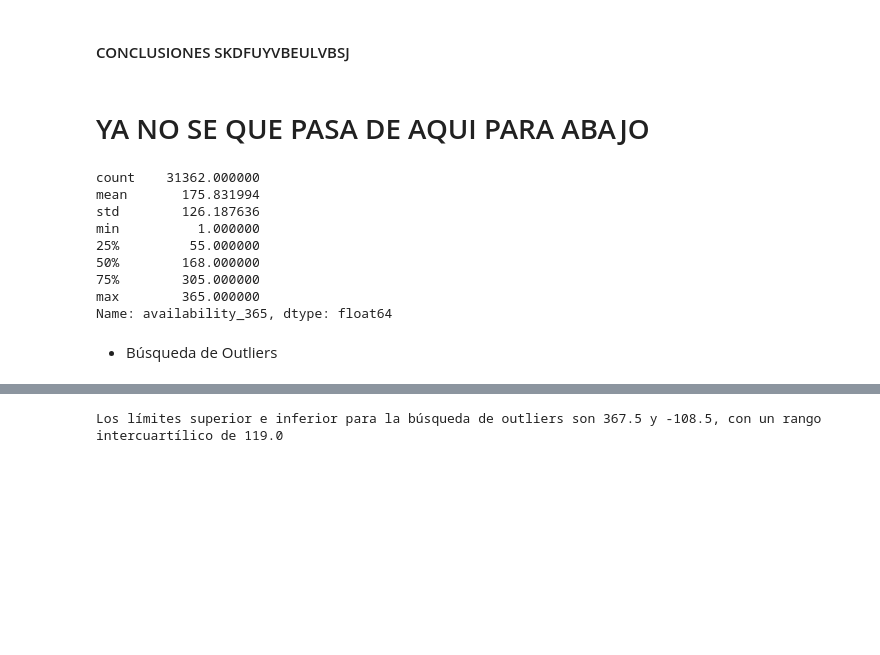
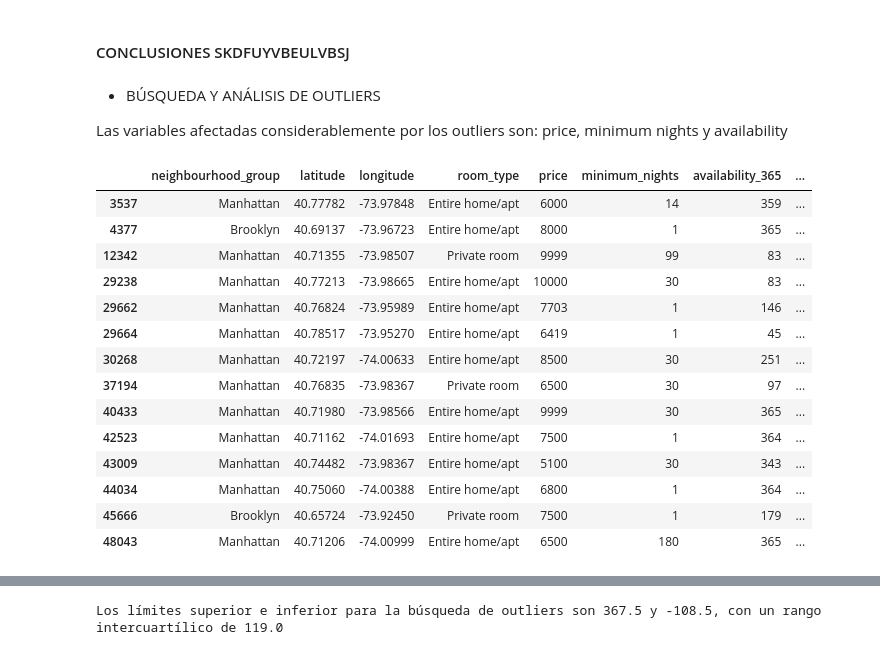
Before and after one commit to 4GeeksAcademy/CristinaChico_EDA, a Jupyter notebook: src/explore.ipynb, the cells around one changed output, grey strips where cells are left out. Drawn from its saved outputs; the diff is of its cells as text; code cells hidden in the pictures; blank space fills up the shorter version.

```diff
--- a/src/explore.ipynb
+++ b/src/explore.ipynb
@@ -327,20 +402,25 @@ plt.show()
 [figure]
 # %% [markdown]
 #### CONCLUSIONES SKDFUYVBEULVBSJ
-# %% [markdown]
-# YA NO SE QUE PASA DE AQUI PARA ABAJO
-# %%
-availability_stats = total_data["availability_365"].describe()
-availability_stats
-# %% [output]
-count    31362.000000
-mean       175.831994
-std        126.187636
-min          1.000000
-25%         55.000000
-50%        168.000000
-75%        305.000000
-max        365.000000
-Name: availability_365, dtype: float64
-# %% [markdown]
-- Búsqueda de Outliers
+# %% [markdown]
+* BÚSQUEDA Y ANÁLISIS DE OUTLIERS
+
+Las variables afectadas considerablemente por los outliers son: price, minimum nights y availability
+# %%
+total_data[total_data["price"] > 5000]
+# %% [output]
+|  | neighbourhood_group | latitude | longitude | room_type | price | minimum_nights | availability_365 | ... |
+| 3537 | Manhattan | 40.77782 | -73.97848 | Entire home/apt | 6000 | 14 | 359 | ... |
+| 4377 | Brooklyn | 40.69137 | -73.96723 | Entire home/apt | 8000 | 1 | 365 | ... |
+| 12342 | Manhattan | 40.71355 | -73.98507 | Private room | 9999 | 99 | 83 | ... |
+| 29238 | Manhattan | 40.77213 | -73.98665 | Entire home/apt | 10000 | 30 | 83 | ... |
+| 29662 | Manhattan | 40.76824 | -73.95989 | Entire home/apt | 7703 | 1 | 146 | ... |
+| 29664 | Manhattan | 40.78517 | -73.95270 | Entire home/apt | 6419 | 1 | 45 | ... |
+| 30268 | Manhattan | 40.72197 | -74.00633 | Entire home/apt | 8500 | 30 | 251 | ... |
+| 37194 | Manhattan | 40.76835 | -73.98367 | Private room | 6500 | 30 | 97 | ... |
+| 40433 | Manhattan | 40.71980 | -73.98566 | Entire home/apt | 9999 | 30 | 365 | ... |
+| 42523 | Manhattan | 40.71162 | -74.01693 | Entire home/apt | 7500 | 1 | 364 | ... |
+| 43009 | Manhattan | 40.74482 | -73.98367 | Entire home/apt | 5100 | 30 | 343 | ... |
+| 44034 | Manhattan | 40.75060 | -74.00388 | Entire home/apt | 6800 | 1 | 364 | ... |
+| 45666 | Brooklyn | 40.65724 | -73.92450 | Private room | 7500 | 1 | 179 | ... |
+| 48043 | Manhattan | 40.71206 | -74.00999 | Entire home/apt | 6500 | 180 | 365 | ... |
```
Also changed, not shown: parts of 29 cells of this notebook, 1 other file.
